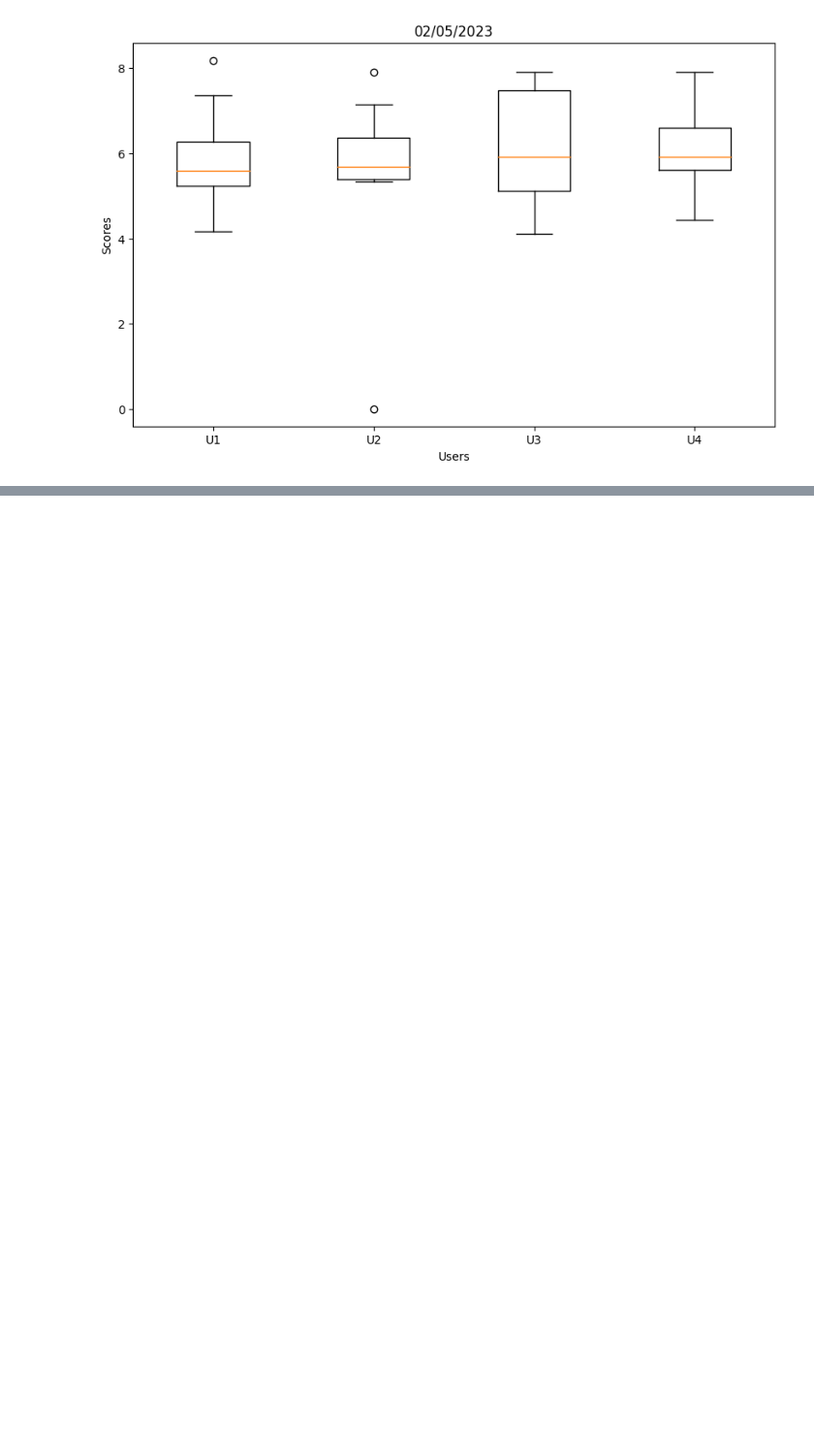
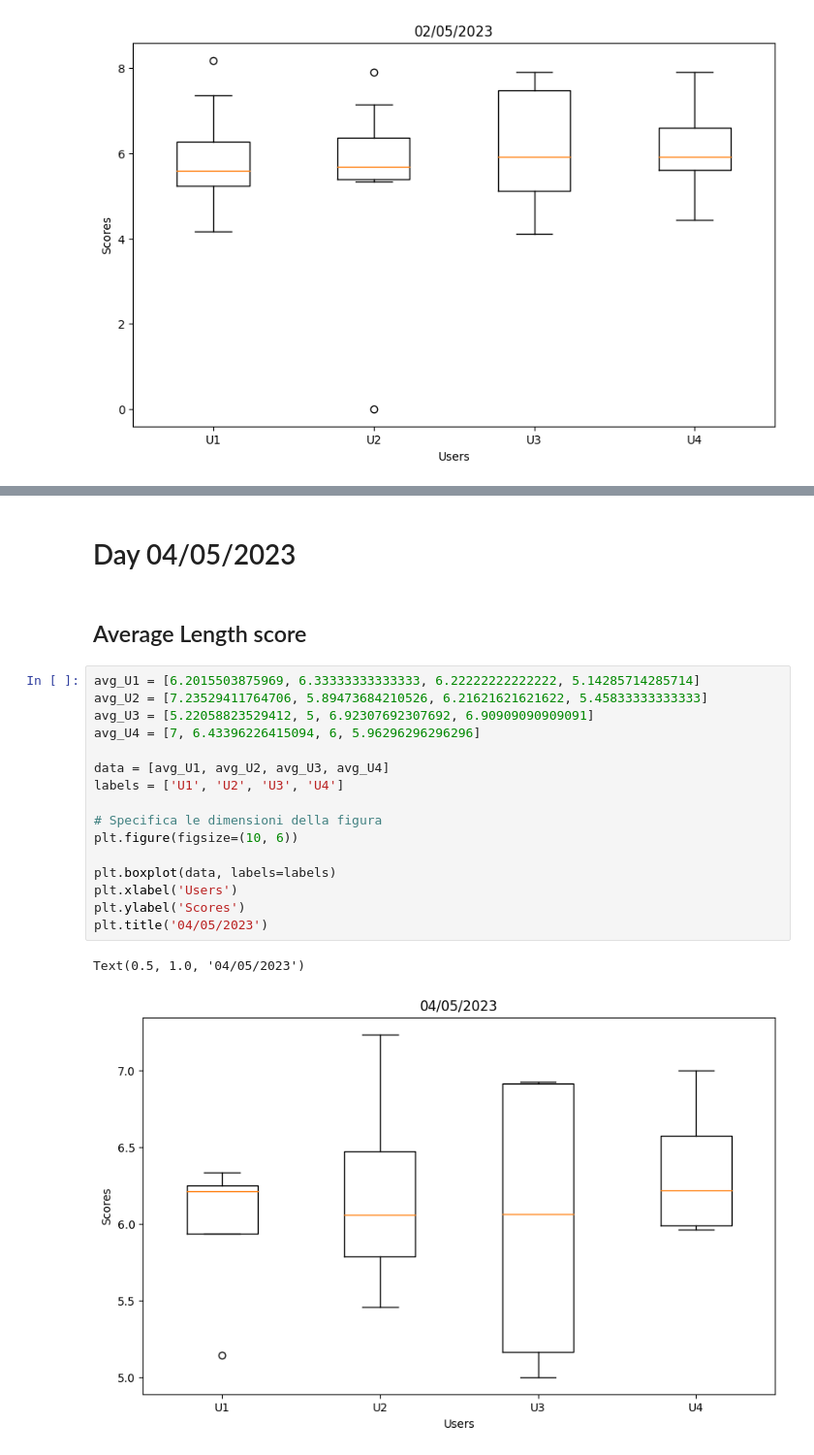
Before and after one commit to iamluirio/echo-chambers-news-aggregators, a Jupyter notebook: Code analysis/NLP/Single modules/dependency_tree_scores.ipynb, the cells around one changed output, grey strips where cells are left out. Shown at 97% size. Drawn from its saved outputs; the diff is of its cells as text; blank space fills up the shorter version.

```diff
--- a/Code analysis/NLP/Single modules/dependency_tree_scores.ipynb
+++ b/Code analysis/NLP/Single modules/dependency_tree_scores.ipynb
@@ -26,0 +51,23 @@ plt.show()
+# %% [markdown]
+# Day 04/05/2023
+# %% [markdown]
+## Average Length score
+# %%
+avg_U1 = [6.2015503875969, 6.33333333333333, 6.22222222222222, 5.14285714285714]
+avg_U2 = [7.23529411764706, 5.89473684210526, 6.21621621621622, 5.45833333333333]
+avg_U3 = [5.22058823529412, 5, 6.92307692307692, 6.90909090909091]
+avg_U4 = [7, 6.43396226415094, 6, 5.96296296296296]
+
+data = [avg_U1, avg_U2, avg_U3, avg_U4]
+labels = ['U1', 'U2', 'U3', 'U4']
+
+# Specifica le dimensioni della figura
+plt.figure(figsize=(10, 6))
+
+plt.boxplot(data, labels=labels)
+plt.xlabel('Users')
+plt.ylabel('Scores')
+plt.title('04/05/2023')
+# %% [output]
+Text(0.5, 1.0, '04/05/2023')
+[figure, added]
```
Also changed, not shown: parts of 3 cells of this notebook.
